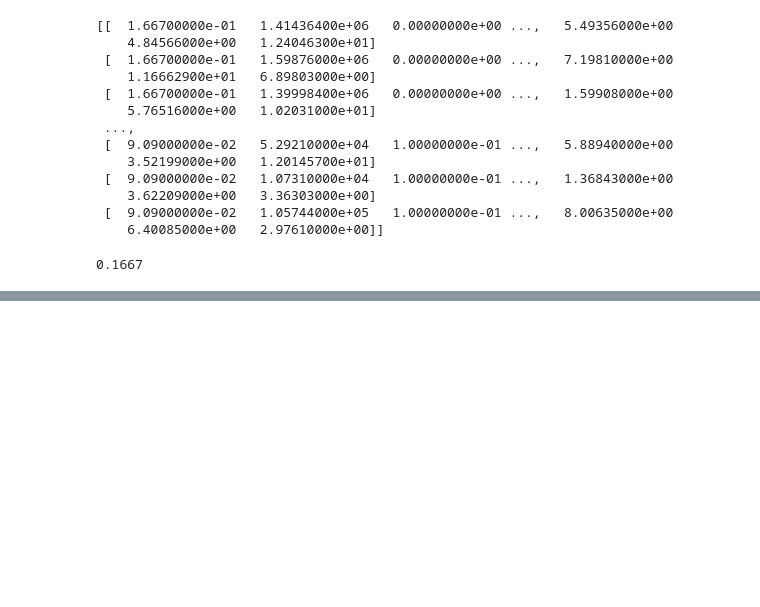
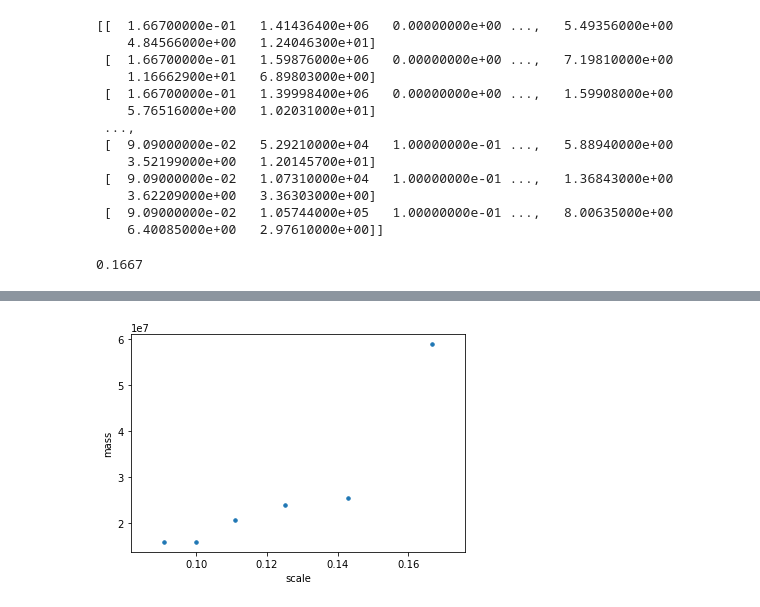
Before and after one commit to jortiz630/Dark-Matter-Tree-Data, a Jupyter notebook: DMDataAnalysisRev.ipynb, the cells around one changed output, grey strips where cells are left out. Cells and saved outputs as stored; diff of their text form; code cells hidden in the pictures; blank space fills up the shorter version.

Commit message:
Done with this data set, going to start working on a bigger data set.

```diff
--- a/DMDataAnalysisRev.ipynb
+++ b/DMDataAnalysisRev.ipynb
@@ -742,0 +730,3 @@ IndexError: index 3 is out of bounds for axis 0 with size 1
+# %%
+massOfRandomSet = loopData[:,7]
+print massOfRandomSet.shape
@@ -742,0 +735,3 @@ IndexError: index 3 is out of bounds for axis 0 with size 1
+# %%
+massOfRandomSet = np.hstack((holdValue,massOfRandomSet))
+print massOfRandomSet
@@ -742,0 +740,3 @@ IndexError: index 3 is out of bounds for axis 0 with size 1
+# %%
+massMergerHist = np.vstack((dataIDscales,massOfRandomSet))
+print massMergerHist
@@ -742,0 +748,4 @@ IndexError: index 3 is out of bounds for axis 0 with size 1
+# %%
+massMergerHist = pd.DataFrame(data = massMergerHist, index = ['scale','mass'])
+massMergerHist = massMergerHist.transpose()
+print massMergerHist
@@ -742,0 +760,4 @@ IndexError: index 3 is out of bounds for axis 0 with size 1
+# %%
+massMergerPlot = massMergerHist.plot.scatter(x='scale', y='mass', s=12)
+# %% [output]
+[figure, added]
```
Also changed, not shown: parts of 15 cells of this notebook.
